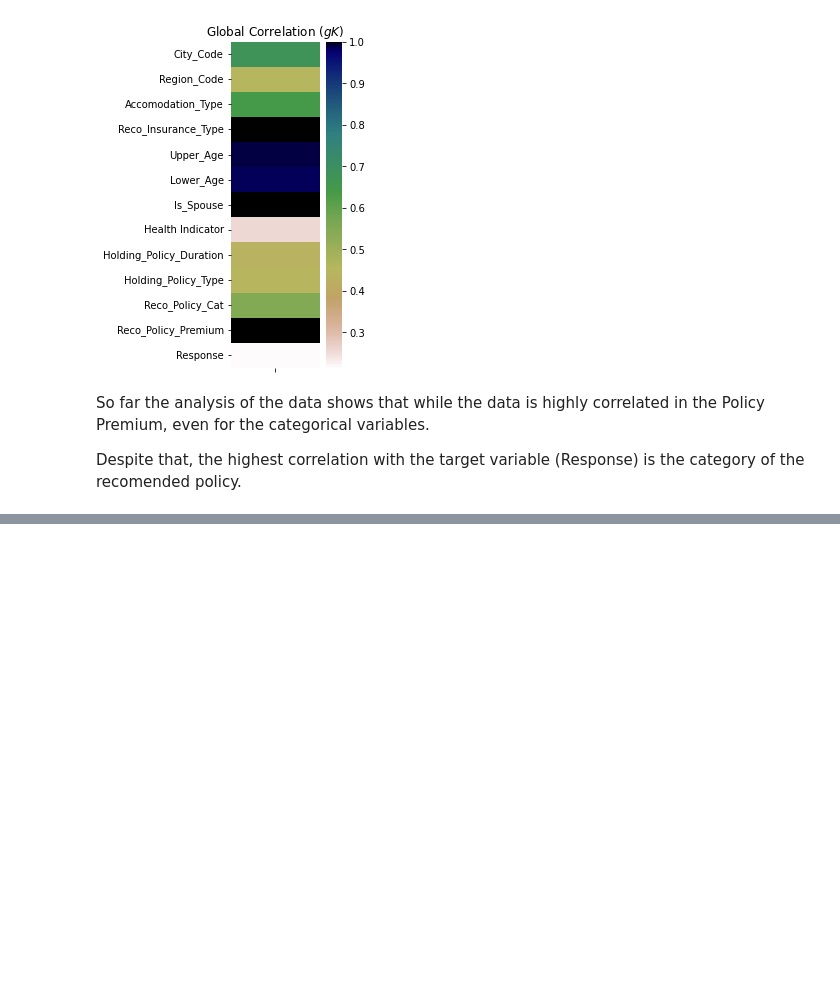
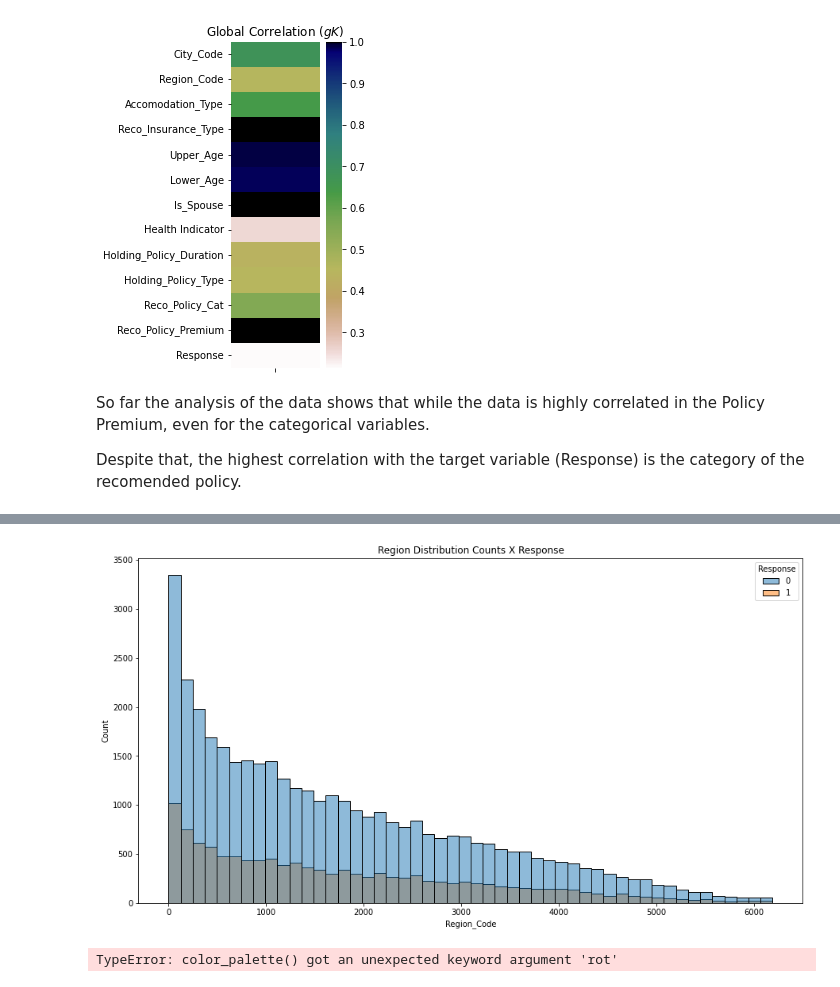
Before and after one commit to o-guilherme/IFSP-Proj-Sem2, a Jupyter notebook: EDA and Pre-processing.ipynb, the cells around one changed output, grey strips where cells are left out. Cells and saved outputs as stored; diff of their text form; code cells hidden in the pictures; blank space fills up the shorter version.

```diff
--- a/EDA and Pre-processing.ipynb
+++ b/EDA and Pre-processing.ipynb
@@ -216,0 +220,12 @@ sns.countplot(x = 'Holding_Policy_Duration',data = df, palette='viridis');
+# %%
+plt.figure(figsize = (15,8))
+plot = sns.histplot(data=df, x='Region_Code', bins=50, hue='Response');
+plt.title("Region Distribution Counts X Response")
+plt.show()
+# %% [output]
+[figure, added]
+# %%
+#sns.palette(start=5, rot=.1, dark=.05, light=.75, reverse=True)
+sns.color_palette("viridis", rot=.1, as_cmap=True)
+# %% [output]
+TypeError: color_palette() got an unexpected keyword argument 'rot'
```
Also changed, not shown: parts of 7 cells of this notebook.
